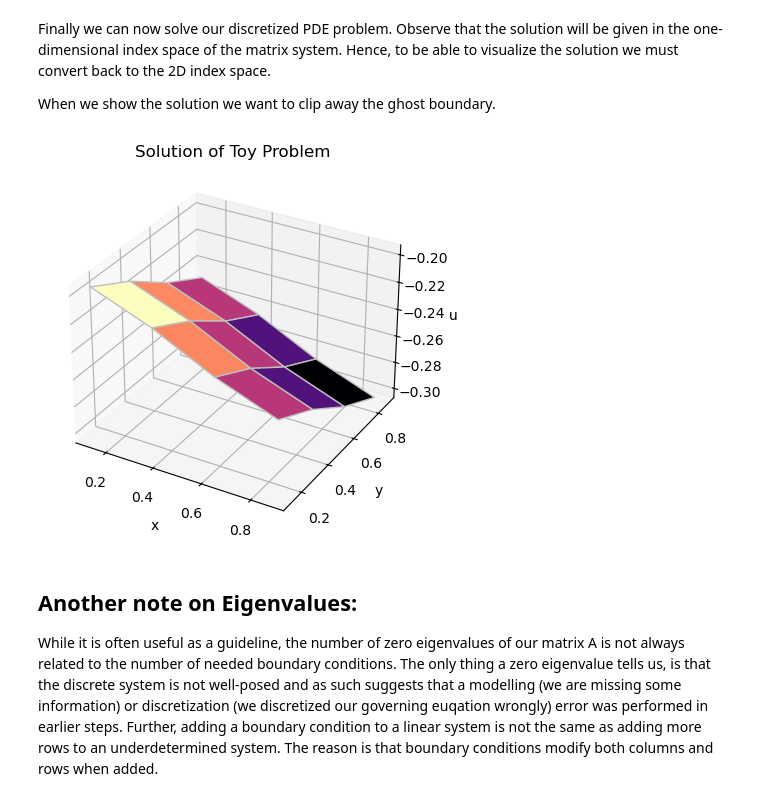
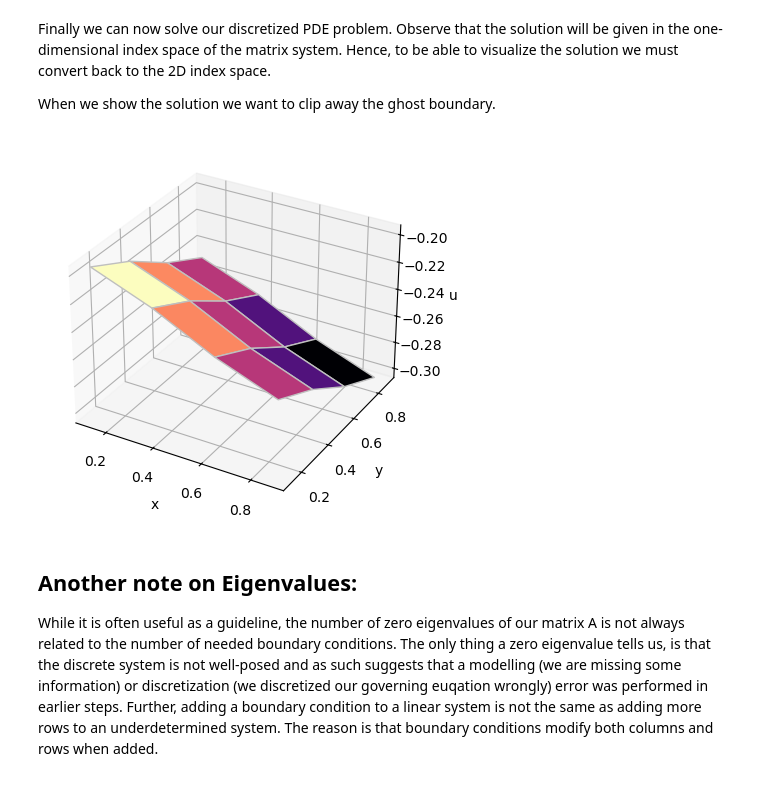
Before and after one commit to XaveryXavier/sim, a Jupyter notebook: week1.ipynb, the cells around one changed output. Saved outputs shown, nothing was run; the diff lists cells and outputs as text; code cells hidden in the pictures.

```diff
--- a/week1.ipynb
+++ b/week1.ipynb
@@ -302,22 +304,22 @@ When we show the solution we want to clip away the ghost boundary.
 # %%
 u = np.linalg.solve(A,b)
 
 U = np.zeros((I,J),dtype=np.float64)
 for i in range(I):
     for j in range(J):
         idx = I*j+i
         U[i,j] = u[idx]
 
 fig = plt.figure()
 ax = fig.add_subplot(111, projection='3d')
 ax.plot_surface(X[1:I-1,1:J-1],Y[1:I-1,1:J-1],U[1:I-1,1:J-1],cmap="magma", color='0.75', rstride=1, cstride=1)
-ax.set_title("Solution of Toy Problem")
+# ax.set_title("Solution of Toy Problem")
 ax.set_xlabel("x")
 ax.set_ylabel("y")
 ax.set_zlabel("u")
 plt.show()
 # %% [output]
-[figure, old version]
+[figure, new version]
 # %% [markdown]
 ## Another note on Eigenvalues:
 
```
Also changed, not shown: parts of 5 cells of this notebook, 8 other files.
